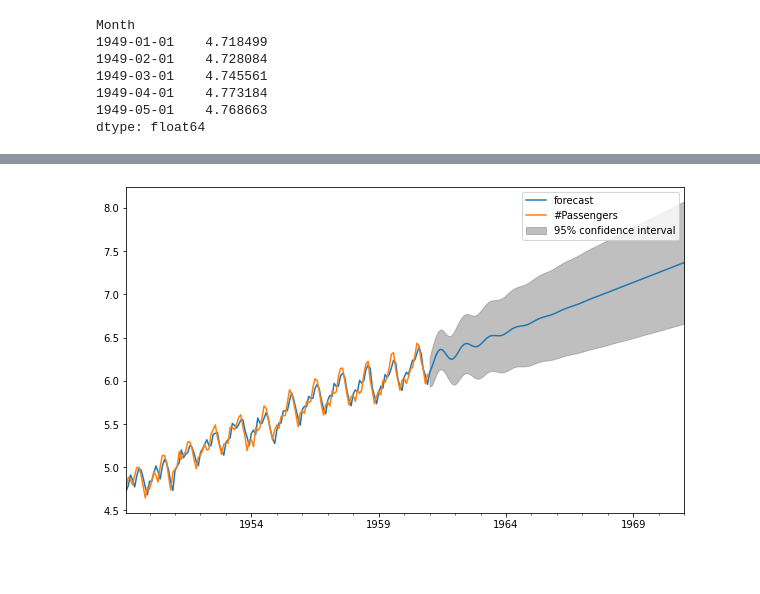
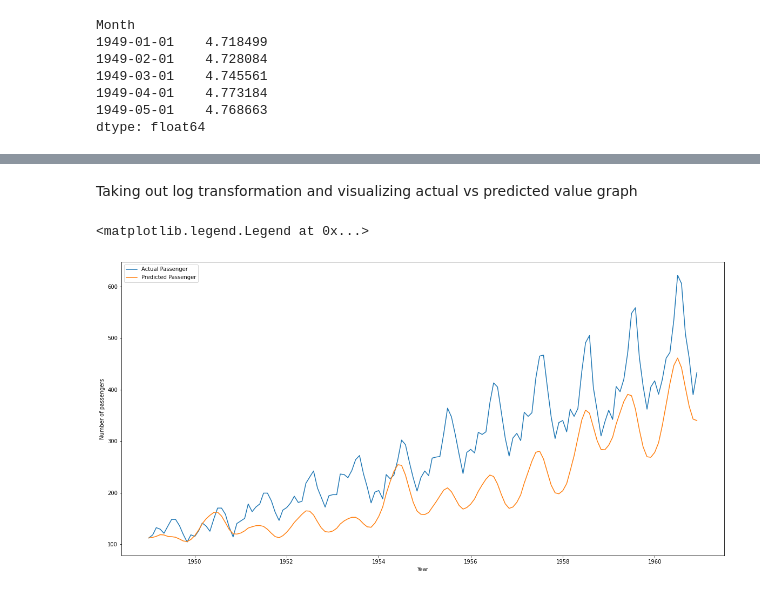
Before and after one commit to ankp6737/machinelearning, a Jupyter notebook: Time_Series_ARIMA.ipynb, the cells around one changed output, grey strips where cells are left out. Saved outputs shown, nothing was run; the diff lists cells and outputs as text; code cells hidden in the pictures; blank space fills up the shorter version.

```diff
--- a/Time_Series_ARIMA.ipynb
+++ b/Time_Series_ARIMA.ipynb
@@ -618,7 +618,13 @@ Name: #Passengers, Length: 144, dtype: float64
-# %%
-#We have 144(existing data of 12 yrs in months) data points.
-#And we want to forecast for additional 120 data points or 10 yrs.
-results_ARIMA.plot_predict(1,264)
-x=results_ARIMA.forecast(steps=120)
-# %% [output]
-[figure, removed]
+# %% [markdown]
+Taking out log transformation and visualizing actual vs predicted value graph
+# %%
+# Inverse of log is exp.
+predictions_ARIMA = np.exp(predictions_ARIMA_log)     #performing inverse of log i.e. taking exponent of the data
+plt.plot(indexdf)                                     #plotting the actual number of passengers
+plt.xlabel("Year")                                    #giving xlabel to the plot
+plt.ylabel("Number of passengers")                    #giving ylabel to the plot
+plt.plot(predictions_ARIMA)                           #plotting predicted values by the ARIMA model
+plt.legend(["Actual Passenger","Predicted Passenger"])      #defining legend of the plot
+# %% [output]
+<matplotlib.legend.Legend at 0x...>
+[figure, added]
```
Also changed, not shown: parts of 22 cells of this notebook.
